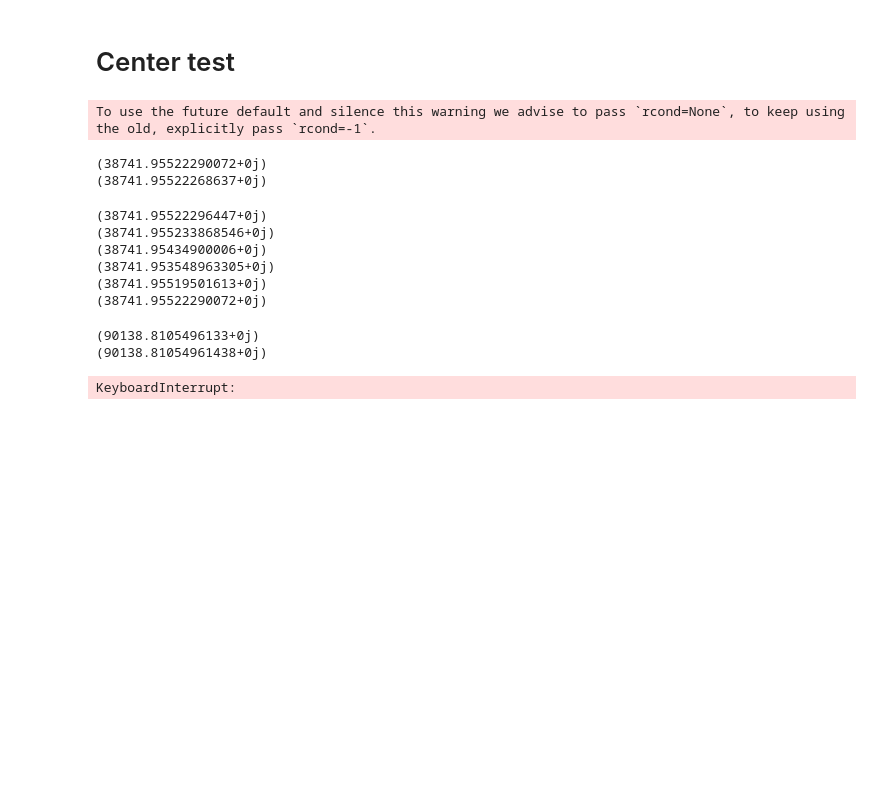
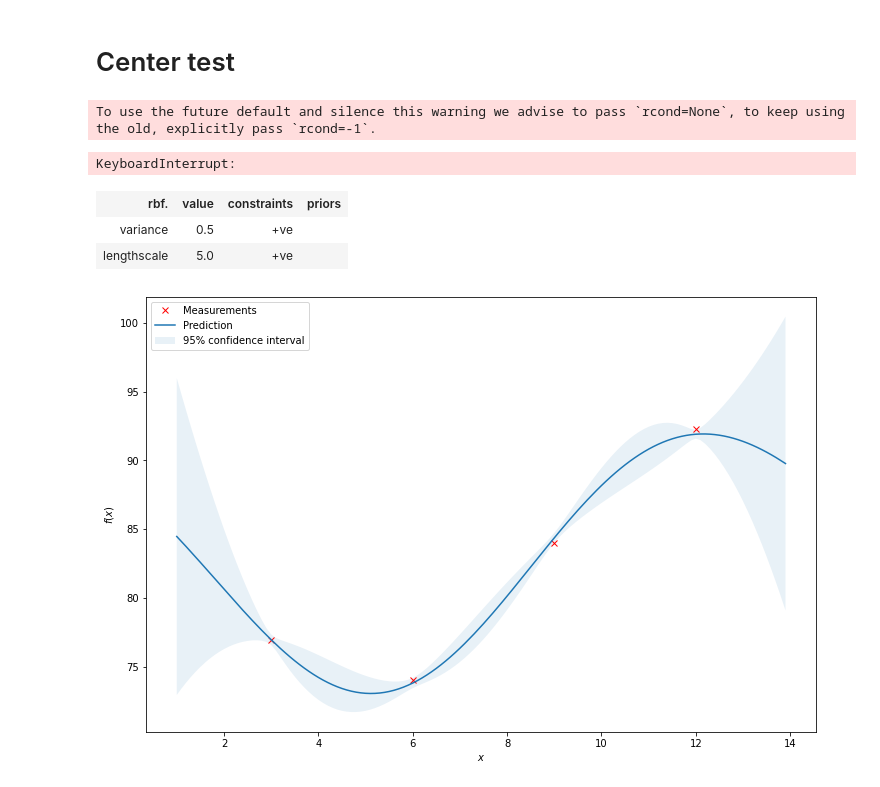
Before and after one commit to larsmmo/Master, a Jupyter notebook: gaussianProcess/GPKF/train.ipynb, the cells around one changed output. Drawn from its saved outputs; the diff is of its cells as text; code cells hidden in the pictures; blank space fills up the shorter version.

Commit message:
added sample figures

```diff
--- a/gaussianProcess/GPKF/train.ipynb
+++ b/gaussianProcess/GPKF/train.ipynb
@@ -136,49 +137,52 @@ Y_test_timeInstants = df_do.index[len(X_train):]
 # %% [markdown]
 # Testing kernel kernel combination code
 # %%
-# [5.90307729e+01 5.11738069e+02 7.66252729e+00 7.50000010e+02 2.81120052e-01      2.46842537e+01 1.83469555e-01 4.70256520e-01 8.46486749e-03      1.74097606e+00 3.00023924e+01 1.07895270e+00]      38880
 print('Initializing Model')
 # create time kernel
-kernel_time = Matern32Kernel(input_dim = 1, lengthscale=511.759408, variance = 58.9173407) + PeriodicKernel(input_dim = 1, variance = 5.57957089, lengthscale = 0.0757490469, period = 750.022794)
+kernel_time = Matern32(input_dim = 1, lengthscale=511.759408, variance = 58.9173407) + Periodic(input_dim = 1, variance = 5.57957089, lengthscale = 0.0757490469, period = 750.022794)
 #kernel_time = Matern32Kernel(input_dim = 1, lengthscale=112.30548, variance = 43.19)
 # create space kernel
-#kernel_space = GaussianKernel(input_dim=3, variance=7.00980776e+01, lengthscale=[1.63285388e-01, 6.25592884e-01, 1.16242257e-03], ARD = True)
-#kernel_space = Matern32Kernel(input_dim=3, variance=24.683550498250008, lengthscale=[0.183469555, 0.470256520, 0.000846486749] , ARD = True) + PeriodicKernel(input_dim = 3, variance = 1.74097606, period = 30.0, lengthscale = 1.0789527)
-#kernel_space = GaussianKernel(input_dim=3, variance=24.683550498250008, lengthscale=[0.183469555, 0.470256520, 0.000846486749] , ARD = True)
-kernel_space = GaussianKernel(input_dim=1, variance=5, lengthscale=0.1 , ARD = False)
+#kernel_space = Gaussian(input_dim=3, variance=7.00980776e+01, lengthscale=[1.63285388e-01, 6.25592884e-01, 1.16242257e-03], ARD = True)
+#kernel_space = Matern32(input_dim=3, variance=24.683550498250008, lengthscale=[0.183469555, 0.470256520, 0.000846486749] , ARD = True)
+#kernel_space = RBF(input_dim=3, variance=24.683550498250008, lengthscale=[0.183469555, 0.470256520, 0.000846486749] , ARD = True)
+kernel_space = RBF(input_dim=1, variance=0.5, lengthscale=5 , ARD = False)
 # [296.94573008 166.6765845  292.16929161   0.90729993 286.01831043 60.13856892 291.60828253   8.7336094 ]
 model_ID = 0 #get_model_ID("models.txt")
-model = Gpkf(kernel_time, kernel_space, normalize_y = True, ID = model_ID)
+model = Gpkf(kernel_time, kernel_space, alpha =0.1, normalize_y = True, ID = model_ID)
+
+#[2.08360759e+03 1.00000000e-03 2.81339554e+00 1.00000000e-03]
 # %% [output]
 Initializing Model
 # %% [markdown]
 # Center test
 # %%
-locations_values = np.array([3,6,9,12]).reshape(-1,1)
-scaler = preprocessing.StandardScaler().fit(locations_values)
-locations_values = scaler.transform(locations_values)
+spaceLocsMeas = np.array([3,6,9,12]).reshape(-1,1)
+scaler = preprocessing.StandardScaler().fit(spaceLocsMeas)
+spaceLocsMeas = scaler.transform(spaceLocsMeas)
 
 # Set up prediction locations
-xx, yy, zz = np.meshgrid(0, np.arange(1, 14, 0.5), 0)
+#xx, yy, zz = np.meshgrid(0, np.arange(1, 14, 0.5), 0)
 #pred_loc =  scaler.transform(np.column_stack([xx.flatten(), yy.flatten(), zz.flatten()]))
 #[7.16330837e+01 5.09180122e+02 3.56828458e+00 7.49964092e+02 8.82888590e-02 5.49109721e+01 1.83469555e-01 4.78145385e-01 1.00000000e-03]
 # %%
-model.fit(locations_values, Y_train_timeInstants, Y_train, optimize = True, fun = 'nll', n_restarts = 2)
+model.fit(spaceLocsMeas, Y_train_timeInstants, Y_train, optimize = True, fun = 'nll', n_restarts = 2)
 # %% [output]
 To use the future default and silence this warning we advise to pass `rcond=None`, to keep using the old, explicitly pass `rcond=-1`.
-(38741.95522290072+0j)
-(38741.95522268637+0j)
+KeyboardInterrupt:
-(38741.95522296447+0j)
-(38741.955233868546+0j)
-(38741.95434900006+0j)
-(38741.953548963305+0j)
-(38741.95519501613+0j)
-(38741.95522290072+0j)
-(90138.8105496133+0j)
-(90138.81054961438+0j)
-KeyboardInterrupt:
+# %%
+model.kernel_space.kernel
+# %% [output]
+| rbf. | value | constraints | priors |
+| variance | 0.5 | +ve |  |
+| lengthscale | 5.0 | +ve |  |
 # %%
 #[2.09978738e+00 2.27705647e+01 1.54911022e+03 4.20048055e-02]
-posteriorMean, posteriorCov, logMarginal = model.estimate(Y, prediction= True)
-predictedMean, predictedCov = model.predict(scaler.transform(np.arange(1,14,0.5).reshape(-1,1)), model.y_train_timeInstants)
+model.kernel_space.set_hyperparams([10, 1.5])
+posteriorMean, posteriorCov, logMarginal = model.estimate(Y_train, prediction= True)
+predictedMean, predictedCov = model.predict(scaler.transform(np.arange(1,14,0.1).reshape(-1,1)), model.y_train_timeInstants)
+timeStamp = 1000
+plt.figure(figsize=(12,8))
+plot_gpkf(np.arange(1,14,0.1), np.array([3,6,9,12]), Y_train[:, timeStamp], predictedMean[:,timeStamp], predictedCov[:,:,timeStamp], **{'linestyle' : 'None', 'marker': 'x'})
+# %% [output]
+[figure, added]
 # %%
```
Also changed, not shown: parts of 8 cells of this notebook, 3 other files.
